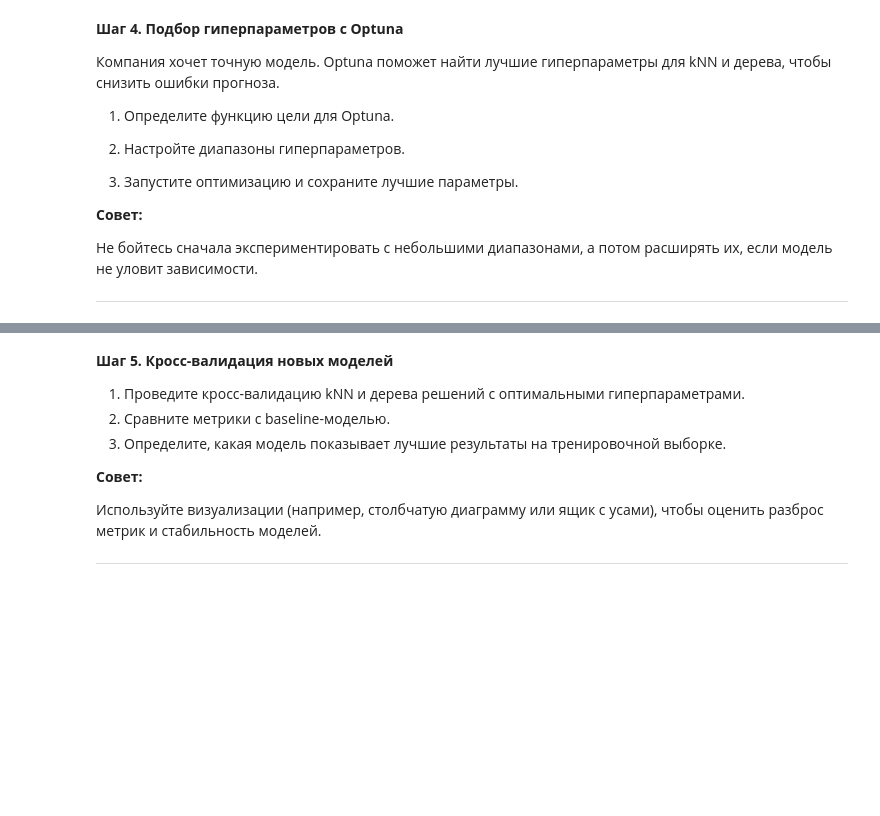
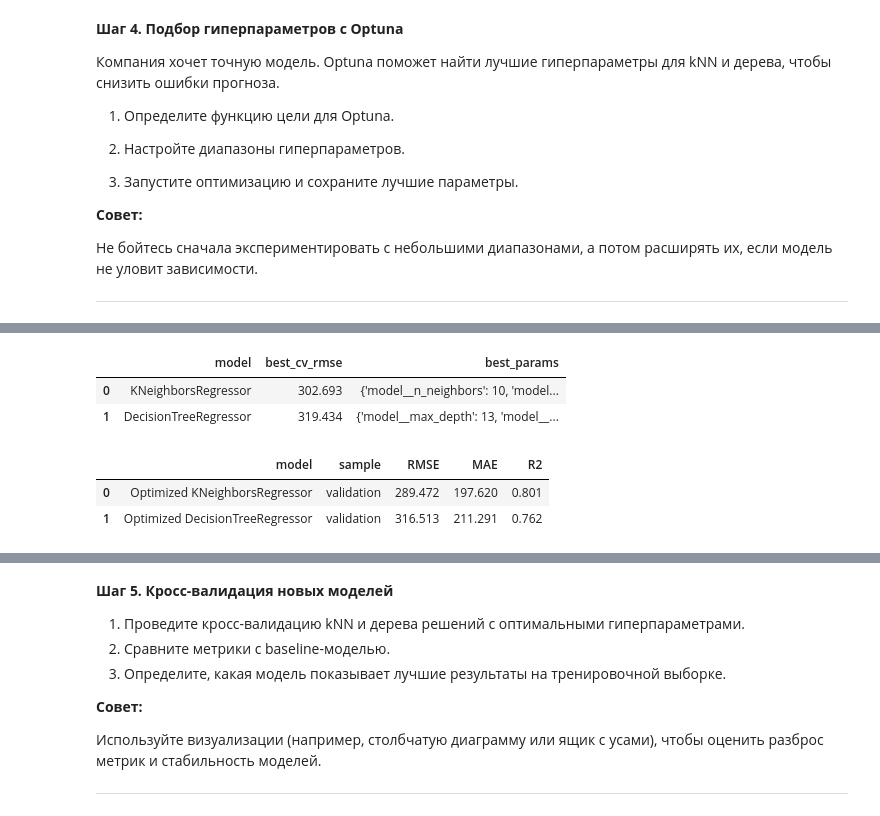
Before and after one commit to 2Myaka2/DataScience_projects, a Jupyter notebook: Project_KNN_TREE.ipynb, the cells around one changed output, grey strips where cells are left out. Drawn from its saved outputs; the diff is of its cells as text; code cells hidden in the pictures; blank space fills up the shorter version.

```diff
--- a/Project_KNN_TREE.ipynb
+++ b/Project_KNN_TREE.ipynb
@@ -1010,0 +1179,51 @@ tree_valid_metrics
+# %%
+best_knn_pipeline = knn_optimizer.best_pipeline
+best_tree_pipeline = tree_optimizer.best_pipeline
+
+best_params_summary = pd.DataFrame(
+    [
+        {
+            "model": "KNeighborsRegressor",
+            "best_cv_rmse": best_knn_rmse,
+            "best_params": best_knn_params
+        },
+        {
+            "model": "DecisionTreeRegressor",
+            "best_cv_rmse": best_tree_rmse,
+            "best_params": best_tree_params
+        }
+    ]
+)
+
+best_params_summary
+# %% [output]
+|  | model | best_cv_rmse | best_params |
+| 0 | KNeighborsRegressor | 302.693 | {'model__n_neighbors': 10, 'model... |
+| 1 | DecisionTreeRegressor | 319.434 | {'model__max_depth': 13, 'model__... |
+# %%
+best_knn_pipeline.fit(X_train_part, y_train_part)
+best_knn_valid_pred = best_knn_pipeline.predict(X_valid)
+
+best_tree_pipeline.fit(X_train_part, y_train_part)
+best_tree_valid_pred = best_tree_pipeline.predict(X_valid)
+
+optimized_valid_metrics = pd.DataFrame(
+    [
+        {
+            "model": "Optimized KNeighborsRegressor",
+            "sample": "validation",
+            **calculate_metrics(y_valid, best_knn_valid_pred)
+        },
+        {
+            "model": "Optimized DecisionTreeRegressor",
+            "sample": "validation",
+            **calculate_metrics(y_valid, best_tree_valid_pred)
+        }
+    ]
+)
+
+optimized_valid_metrics
+# %% [output]
+|  | model | sample | RMSE | MAE | R2 |
+| 0 | Optimized KNeighborsRegressor | validation | 289.472 | 197.620 | 0.801 |
+| 1 | Optimized DecisionTreeRegressor | validation | 316.513 | 211.291 | 0.762 |
```
Also changed, not shown: parts of 9 cells of this notebook.
